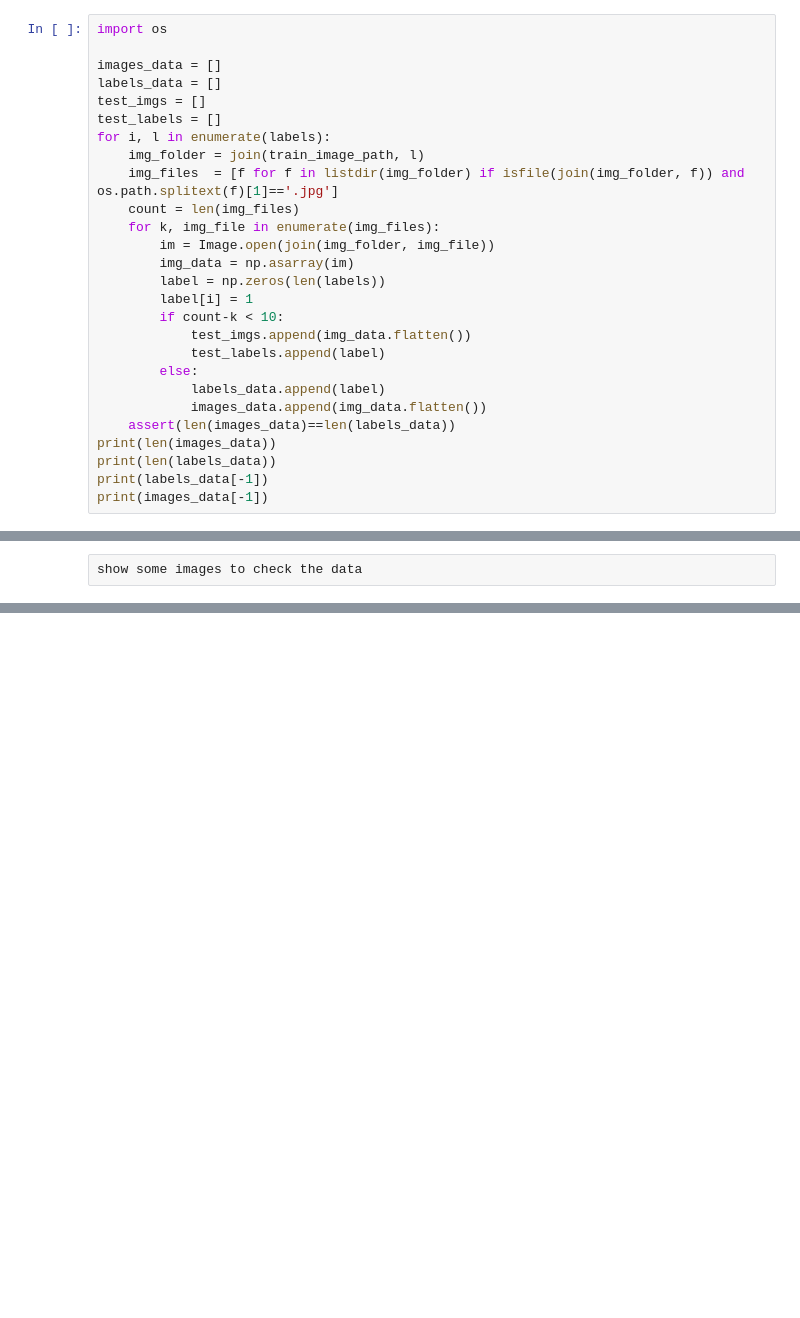
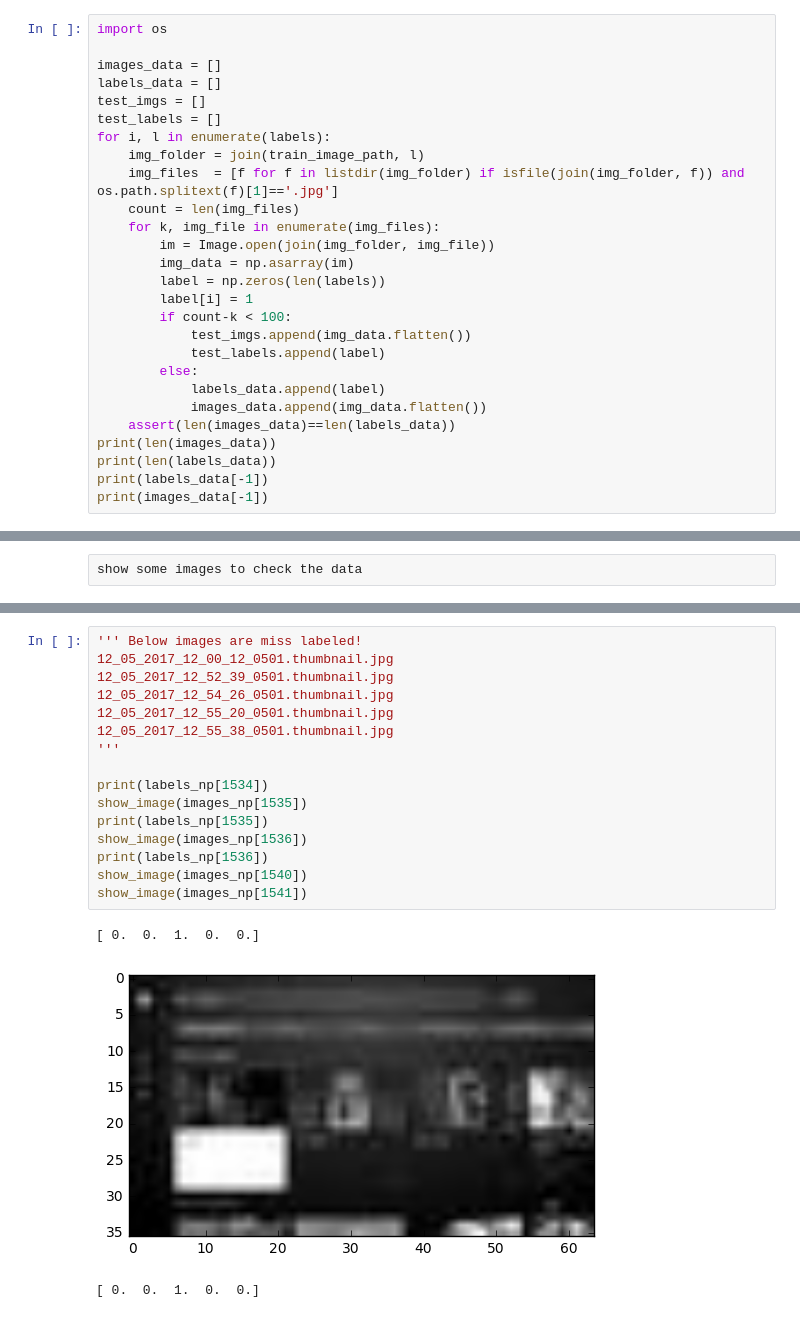
Before and after one commit to peter6888/tf_tv, a Jupyter notebook: Multinomial_Logistic_Regression_1Layer.ipynb, the cells around one changed output, grey strips where cells are left out. Cells and saved outputs as stored; diff of their text form; blank space fills up the shorter version.

```diff
--- a/Multinomial_Logistic_Regression_1Layer.ipynb
+++ b/Multinomial_Logistic_Regression_1Layer.ipynb
@@ -55,7 +55,7 @@ for i, l in enumerate(labels):
         img_data = np.asarray(im)
         label = np.zeros(len(labels))
         label[i] = 1
-        if count-k < 10:
+        if count-k < 100:
             test_imgs.append(img_data.flatten())
             test_labels.append(label)
         else:
@@ -144,0 +238,20 @@ print(accuracy.eval(feed_dict={x:test_images_np, y_:test_labels_np}))
+# %%
+''' Below images are miss labeled!
+12_05_2017_12_00_12_0501.thumbnail.jpg
+12_05_2017_12_52_39_0501.thumbnail.jpg
+12_05_2017_12_54_26_0501.thumbnail.jpg
+12_05_2017_12_55_20_0501.thumbnail.jpg
+12_05_2017_12_55_38_0501.thumbnail.jpg
+'''
+
+print(labels_np[1534])
+show_image(images_np[1535])
+print(labels_np[1535])
+show_image(images_np[1536])
+print(labels_np[1536])
+show_image(images_np[1540])
+show_image(images_np[1541])
+# %% [output]
+[ 0.  0.  1.  0.  0.]
+[figure, added]
+[ 0.  0.  1.  0.  0.]
```
Also changed, not shown: parts of 14 cells of this notebook, 1 other file.
